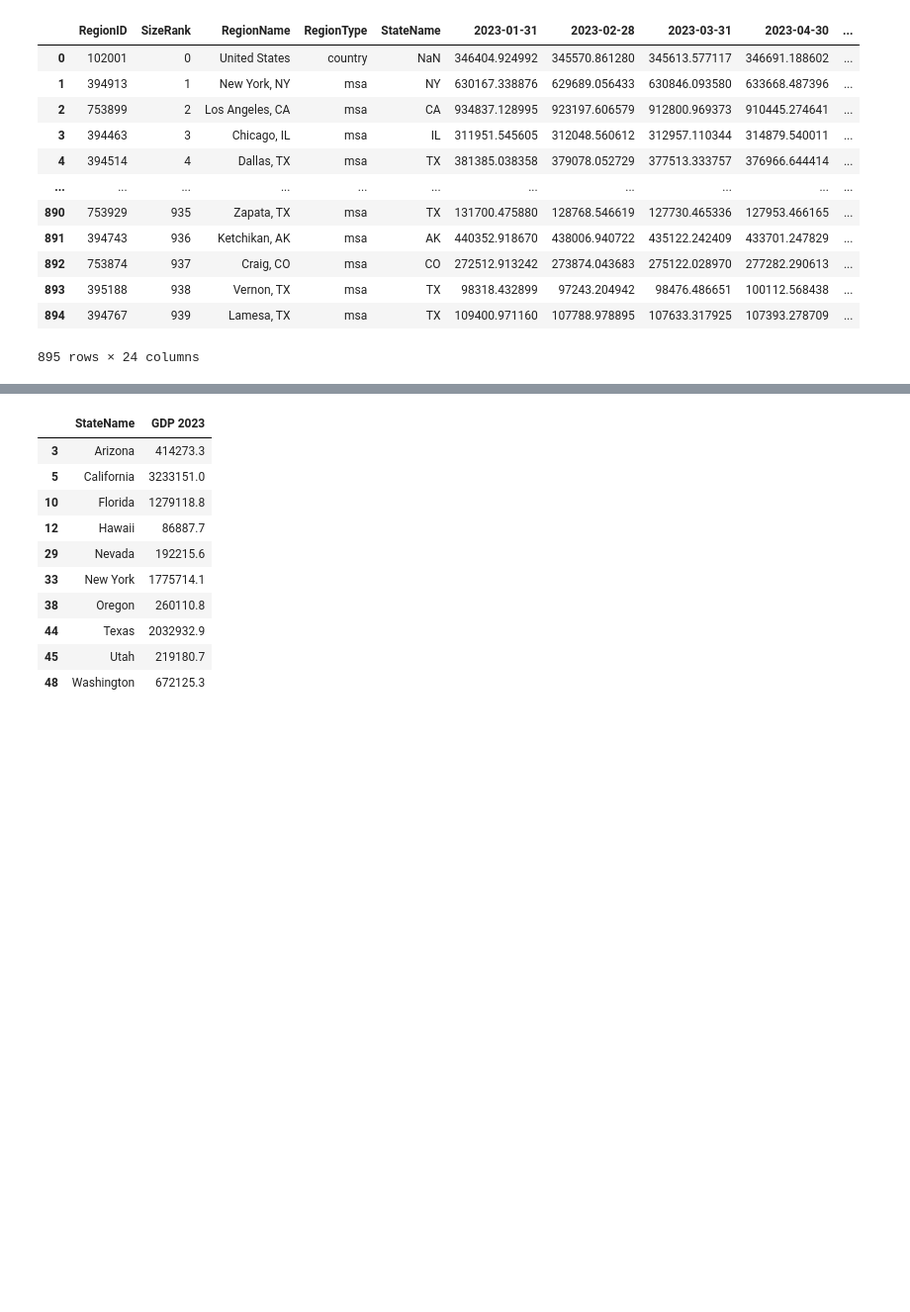
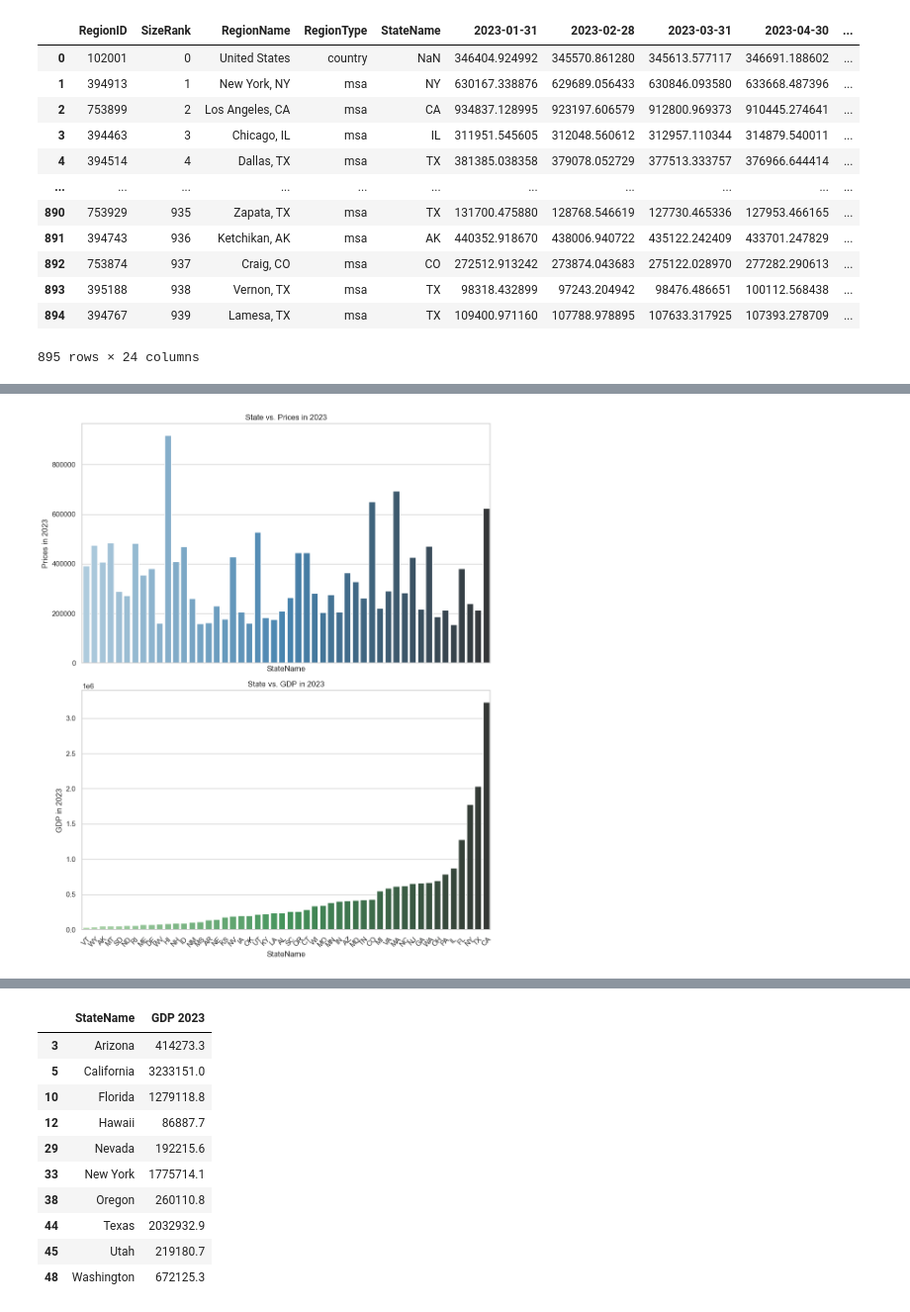
Before and after one commit to elgnol/RealEstate_Project_3, a Jupyter notebook: Long/GDP_vs_housing_price.ipynb, the cells around one changed output, grey strips where cells are left out. Shown at 99% size. Drawn from its saved outputs; the diff is of its cells as text; code cells hidden in the pictures; blank space fills up the shorter version.

```diff
--- a/Long/GDP_vs_housing_price.ipynb
+++ b/Long/GDP_vs_housing_price.ipynb
@@ -51,0 +82,18 @@ home_df_filtered
+# %%
+state_mapping = {
+    'Alabama': 'AL', 'Alaska': 'AK', 'Arizona': 'AZ', 'Arkansas': 'AR', 'California': 'CA',
+    'Colorado': 'CO', 'Connecticut': 'CT', 'Delaware': 'DE', 'Florida': 'FL', 'Georgia': 'GA',
+    'Hawaii': 'HI', 'Idaho': 'ID', 'Illinois': 'IL', 'Indiana': 'IN', 'Iowa': 'IA',
+    'Kansas': 'KS', 'Kentucky': 'KY', 'Louisiana': 'LA', 'Maine': 'ME', 'Maryland': 'MD',
+    'Massachusetts': 'MA', 'Michigan': 'MI', 'Minnesota': 'MN', 'Mississippi': 'MS', 'Missouri': 'MO',
+    'Montana': 'MT', 'Nebraska': 'NE', 'Nevada': 'NV', 'New Hampshire': 'NH', 'New Jersey': 'NJ',
+    'New Mexico': 'NM', 'New York': 'NY', 'North Carolina': 'NC', 'North Dakota': 'ND', 'Ohio': 'OH',
+    'Oklahoma': 'OK', 'Oregon': 'OR', 'Pennsylvania': 'PA', 'Rhode Island': 'RI', 'South Carolina': 'SC',
+    'South Dakota': 'SD', 'Tennessee': 'TN', 'Texas': 'TX', 'Utah': 'UT', 'Vermont': 'VT',
+    'Virginia': 'VA', 'Washington': 'WA', 'West Virginia': 'WV', 'Wisconsin': 'WI', 'Wyoming': 'WY'
+}
+
+gdp_df_all['StateName'] = gdp_df_all['StateName'].map(state_mapping)
+merged_df = pd.merge(df_all, gdp_df_all, on='StateName')
+df_sorted_gdp = merged_df.sort_values(by='GDP 2023')
+df_sorted_gdp.head()
@@ -51,0 +107,30 @@ home_df_filtered
+# %%
+import matplotlib.pyplot as plt
+import seaborn as sns
+
+# Set the style for seaborn
+sns.set(style="whitegrid")
+
+# Create a figure with two subplots
+fig, axes = plt.subplots(2, 1, figsize=(10, 12), sharex=True)
+
+# Plot the bar graph for State vs. Prices
+sns.barplot(x='StateName', y='Prices in 2023', data=df_sorted_gdp, ax=axes[0], palette="Blues_d")
+axes[0].set_title('State vs. Prices in 2023')
+axes[0].set_ylabel('Prices in 2023')
+
+# # Plot the bar graph for State vs. GDP
+sns.barplot(x='StateName', y='GDP 2023', data=df_sorted_gdp, ax=axes[1], palette="Greens_d")
+axes[1].set_title('State vs. GDP in 2023')
+axes[1].set_ylabel('GDP in 2023')
+
+# Rotate x-axis labels for better readability
+plt.xticks(rotation=45)
+
+# Adjust layout to prevent overlap
+plt.tight_layout()
+
+# Show the plots
+plt.show()
+# %% [output]
+[figure, added]
```
Also changed, not shown: parts of 9 cells of this notebook.
